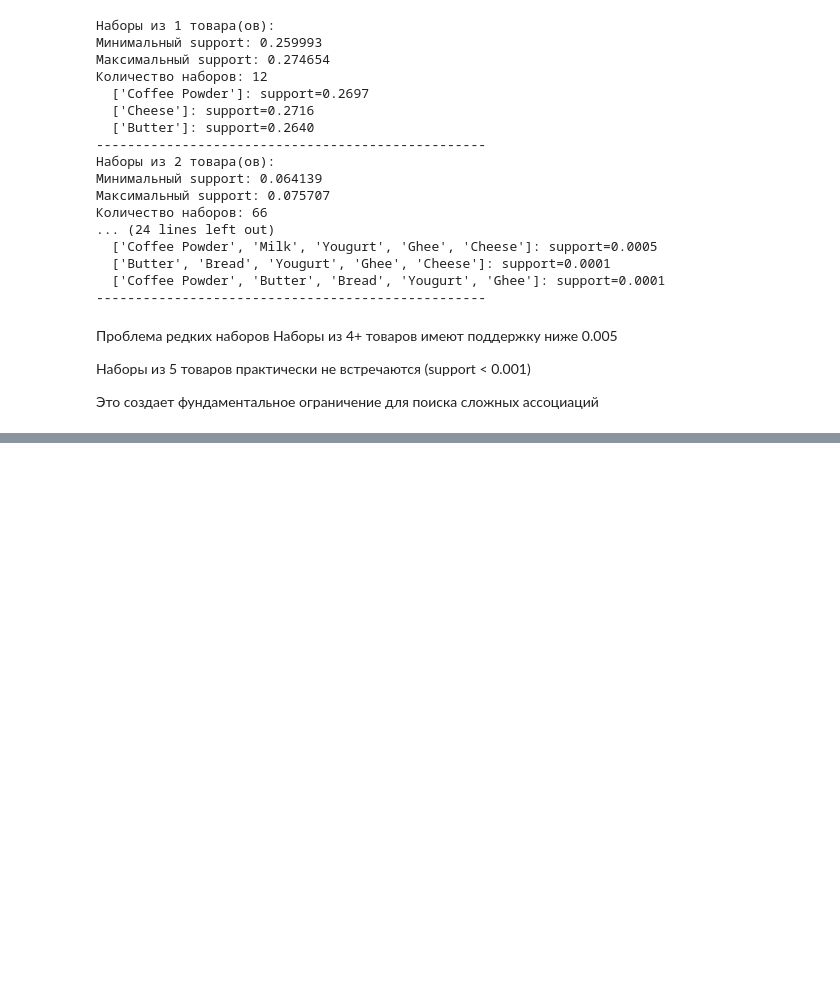
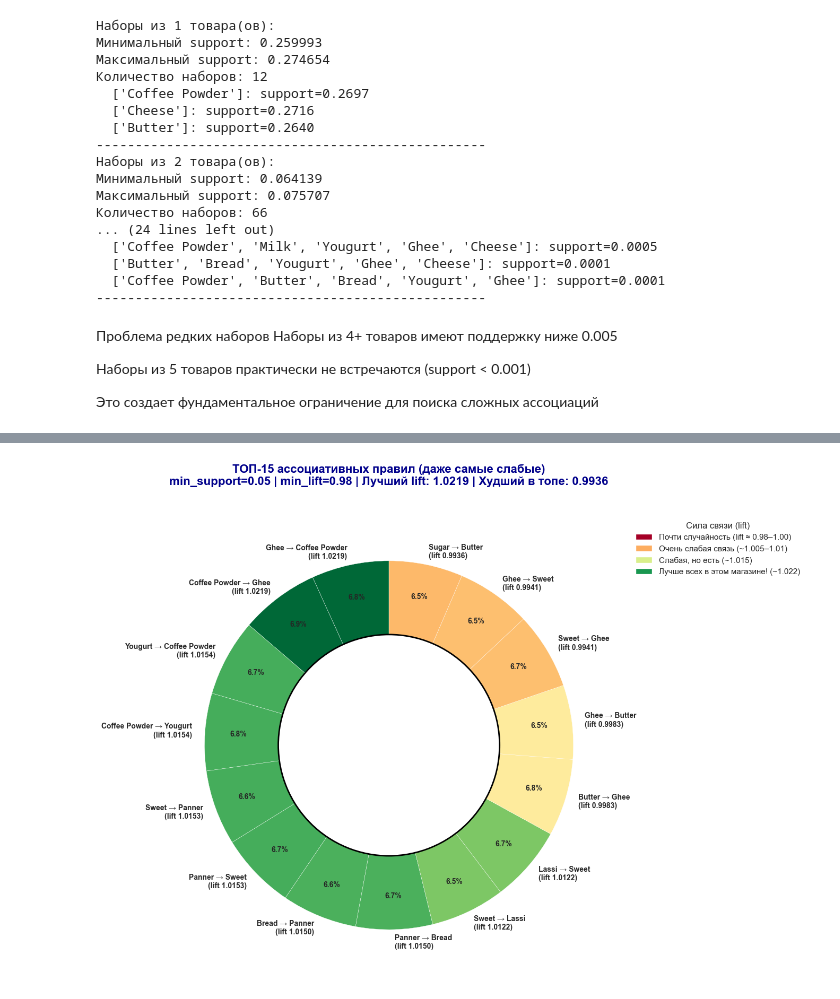
Before and after one commit to cute-dot/ML_LAB_WORK, a Jupyter notebook: lab2/lab2.ipynb, the cells around one changed output, grey strips where cells are left out. Drawn from its saved outputs; the diff is of its cells as text; code cells hidden in the pictures; blank space fills up the shorter version.

```diff
--- a/lab2/lab2.ipynb
+++ b/lab2/lab2.ipynb
@@ -387,0 +322,67 @@ plot_dynamic_donut_rules(data, min_support=0.03, min_lift=1.0, top_n=12)
+# %%
+import matplotlib.pyplot as plt
+from mlxtend.frequent_patterns import fpgrowth, association_rules
+
+def plot_ultra_donut_rules(data, min_support=0.05, min_lift=0.98, top_n=15):
+
+    freq_items = fpgrowth(data, min_support=min_support, use_colnames=True)
+    rules = association_rules(freq_items, metric="lift", min_threshold=min_lift)
+
+    if rules.empty:
+        print("Нет правил с такими мягкими настройками :(")
+        return
+
+    rules = rules.sort_values('lift', ascending=False).head(top_n)
+
+    rules['ante'] = rules['antecedents'].apply(lambda x: ', '.join(list(x)))
+    rules['cons'] = rules['consequents'].apply(lambda x: ', '.join(list(x)))
+    labels = [f"{a} → {c}\n(lift {l:.4f})"
+              for a, c, l in zip(rules['ante'], rules['cons'], rules['lift'])]
+
+    sizes = rules['confidence'] * 100
+
+    lift_values = rules['lift'].values
+    normalized_lift = (lift_values - 0.98) / (lift_values.max() - 0.98 + 0.0001)
+    colors = plt.cm.RdYlGn(normalized_lift.clip(0, 1))
+
+    plt.figure(figsize=(14, 10))
+    wedges, texts, autotexts = plt.pie(
+        sizes,
+        labels=labels,
+        autopct='%1.1f%%',
+        startangle=90,
+        colors=colors,
+        textprops={'fontsize': 10, 'fontweight': 'bold'},
+        labeldistance=1.07,
+        pctdistance=0.82,
+        wedgeprops=dict(width=0.4, edgecolor='white')  # толще кольцо
+    )
+
+    centre_circle = plt.Circle((0,0), 0.60, fc='white', edgecolor='black', linewidth=2)
+    fig = plt.gcf()
+    fig.gca().add_artist(centre_circle)
+
+    plt.title(
+        f'ТОП-{len(rules)} ассоциативных правил (даже самые слабые)\n'
+        f'min_support={min_support} | min_lift={min_lift} | '
+        f'Лучший lift: {rules["lift"].iloc[0]:.4f} | '
+        f'Худший в топе: {rules["lift"].iloc[-1]:.4f}',
+        fontsize=16, fontweight='bold', pad=40, color='darkblue'
+    )
+
+    from matplotlib.patches import Patch
+    legend_elements = [
+        Patch(facecolor=plt.cm.RdYlGn(0.0), label=f'Почти случайность (lift ≈ 0.98–1.00)'),
+        Patch(facecolor=plt.cm.RdYlGn(0.3), label=f'Очень слабая связь (~1.005–1.01)'),
+        Patch(facecolor=plt.cm.RdYlGn(0.6), label=f'Слабая, но есть (~1.015)'),
+        Patch(facecolor=plt.cm.RdYlGn(0.9), label=f'Лучше всех в этом магазине! (~1.022)'),
+    ]
+    plt.legend(handles=legend_elements, title="Сила связи (lift)",
+               loc="upper left", bbox_to_anchor=(1.02, 1), fontsize=11)
+
+    plt.tight_layout()
+    plt.show()
+
+plot_ultra_donut_rules(data, min_support=0.05, min_lift=0.98, top_n=15)
+# %% [output]
+[figure, added]
```
Also changed, not shown: parts of 1 cell of this notebook.
